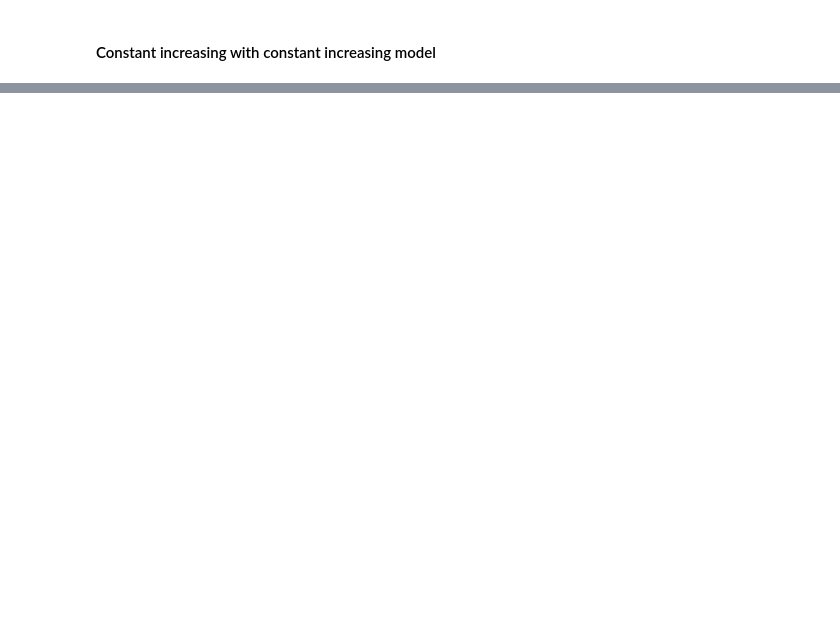
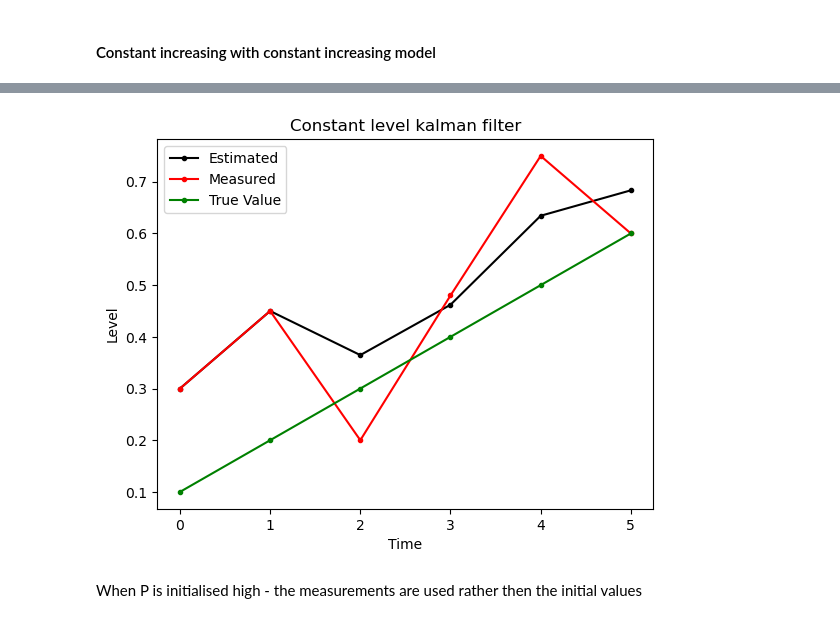
Before and after one commit to 262882/myKalmanFIlter, a Jupyter notebook: kalmanFilteringTest.ipynb, the cells around one changed output, grey strips where cells are left out. Drawn from its saved outputs; the diff is of its cells as text; code cells hidden in the pictures; blank space fills up the shorter version.

Commit message:
Add constant filling model case

```diff
--- a/kalmanFilteringTest.ipynb
+++ b/kalmanFilteringTest.ipynb
@@ -181,3 +183,8 @@ plt.show()
 # %%
-Ft = np.array([[1, 1], [0, 1]])
+X0 = np.array([0,0])  # Level, Filling rate
+P0 = np.array([[1000,0],[0, 1000]])  # Assume no correlation between states
+F = np.array([[1, 1], [0, 1]])
+r = 0.3
+q = 0.00001
 Q = np.array([[q/3,q/2],[q/2,q]])
+H = np.array([1, 0])
@@ -188,0 +191,23 @@ P = np.array([[pl, plf],[plf,pf]])
+# %%
+testFilter_filling = MyKalmanFilterMultivariate(X0, P0, r, Q, F, H)
+# %%
+#%%capture
+xt_intr_list = []
+Pt_intr_list = []
+k_gain_list = []
+xt_curr_list = []
+Pt_curr_list = []
+
+measure_list = [0.3, 0.45, 0.2, 0.48, 0.75, 0.6]
+for measure in measure_list:
+    testFilter_filling.step(measure);
+
+    # Record time steps
+    xt_intr_list.append(testFilter_filling.xt_intr)
+    Pt_intr_list.append(testFilter_filling.Pt_intr)
+    k_gain_list.append(testFilter_filling.k_gain)
+    xt_curr_list.append(testFilter_filling.xt_curr)
+    Pt_curr_list.append(testFilter_filling.Pt_curr)
+# %%
+list_of_lists = [xt_intr_list,Pt_intr_list,k_gain_list,xt_curr_list,Pt_curr_list]
+df_filling = pd.DataFrame(list(zip(*list_of_lists)), columns= ['xt_intr','Pt_intr','k_gain','xt_curr','Pt_curr'])
@@ -188,0 +224,13 @@ P = np.array([[pl, plf],[plf,pf]])
+# %%
+plt.plot(df_filling.index, np.stack((df_filling['xt_curr'].to_numpy()).tolist(), axis=0)[:,0],marker=".",color="black")
+plt.plot(df_filling.index, measure_list ,marker=".",color="red")
+plt.plot(df_filling.index, gt_level ,marker=".",color="g")
+plt.title("Constant level kalman filter")
+plt.xlabel("Time")
+plt.ylabel("Level")
+plt.legend(["Estimated","Measured","True Value"],loc='upper left')
+plt.show()
+# %% [output]
+[figure, added]
+# %% [markdown]
+When P is initialised high - the measurements are used rather then the initial values
```
Also changed, not shown: parts of 8 cells of this notebook, 1 other file.
